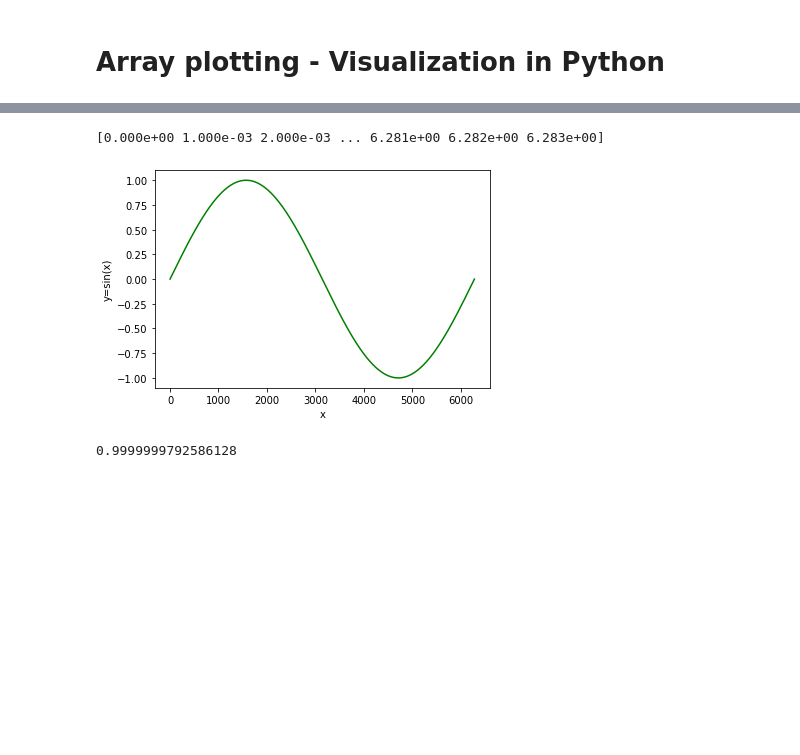
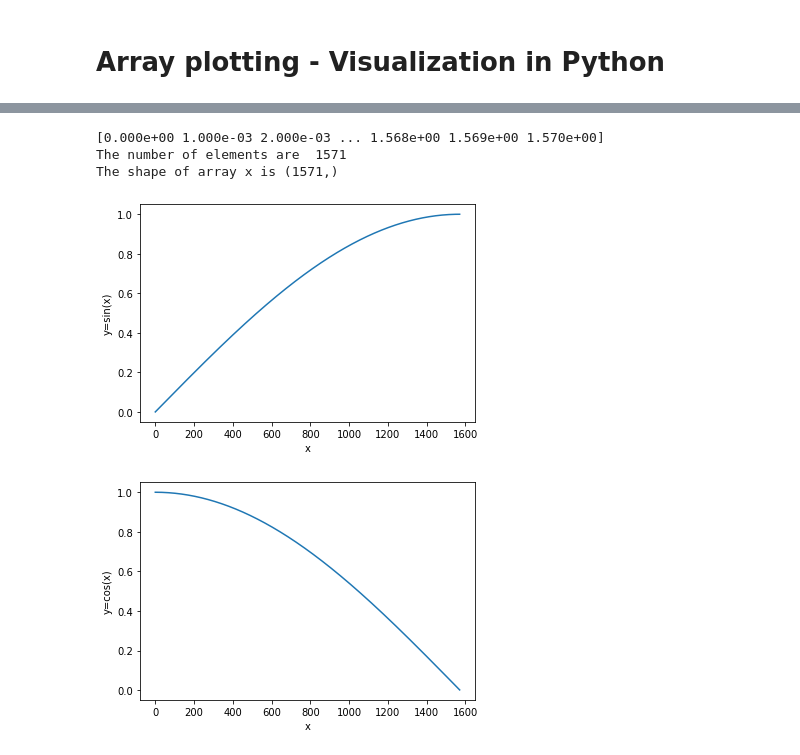
Before and after one commit to harshdhiman-ai/PYPR, a Jupyter notebook: PYPR_2021_EED.ipynb, the cells around one changed output, grey strips where cells are left out. Cells and saved outputs as stored; diff of their text form; code cells hidden in the pictures; blank space fills up the shorter version.

```diff
--- a/PYPR_2021_EED.ipynb
+++ b/PYPR_2021_EED.ipynb
@@ -439,16 +439,24 @@ plt.show()
 # %%
 import numpy as np
 import math
-x=np.arange(0,2*math.pi,0.001)  #1-D array, with equally spaced entities
+x=np.arange(0,math.pi/2,0.001)  #1-D array, with equally spaced entities
 print(x)
-len(x)
+print("The number of elements are ",len(x))
+print("The shape of array x is",np.shape(x))
 y=np.sin(x) # returns the sine of array x or sine of entities present in array x
-plt.plot(y,'g')
+plt.plot(y)
 plt.xlabel('x')
 plt.ylabel('y=sin(x)')
 plt.show()
-print(np.max(y))
+#print(np.max(y))
+v=np.cos(x)
+plt.plot(v)
+plt.xlabel('x')
+plt.ylabel('y=cos(x)')
+plt.show()
 # %% [output]
-[0.000e+00 1.000e-03 2.000e-03 ... 6.281e+00 6.282e+00 6.283e+00]
+[0.000e+00 1.000e-03 2.000e-03 ... 1.568e+00 1.569e+00 1.570e+00]
+The number of elements are  1571
+The shape of array x is (1571,)
-[figure, old version]
+[figure, new version]
-0.9999999792586128
+[figure, added]
```
Also changed, not shown: parts of 1 cell of this notebook.
